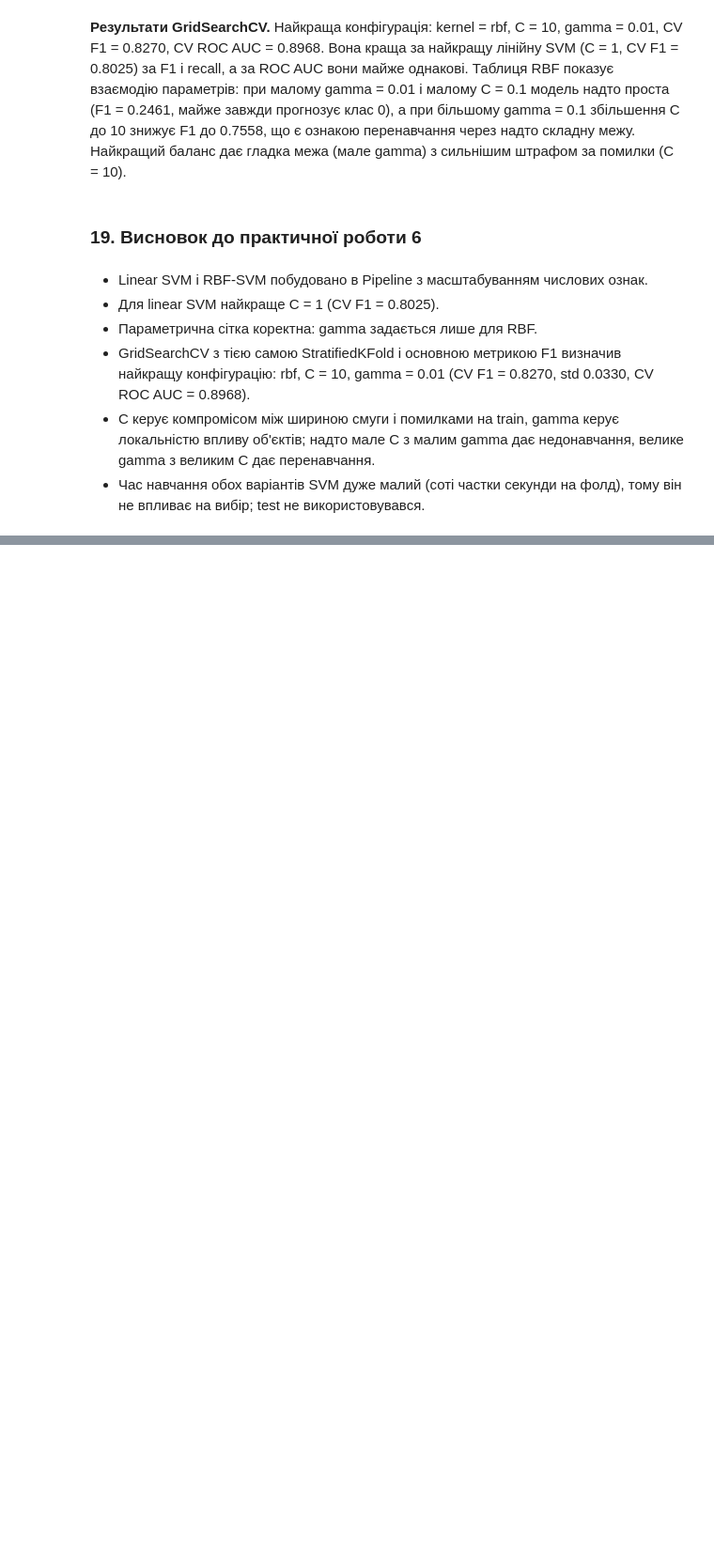
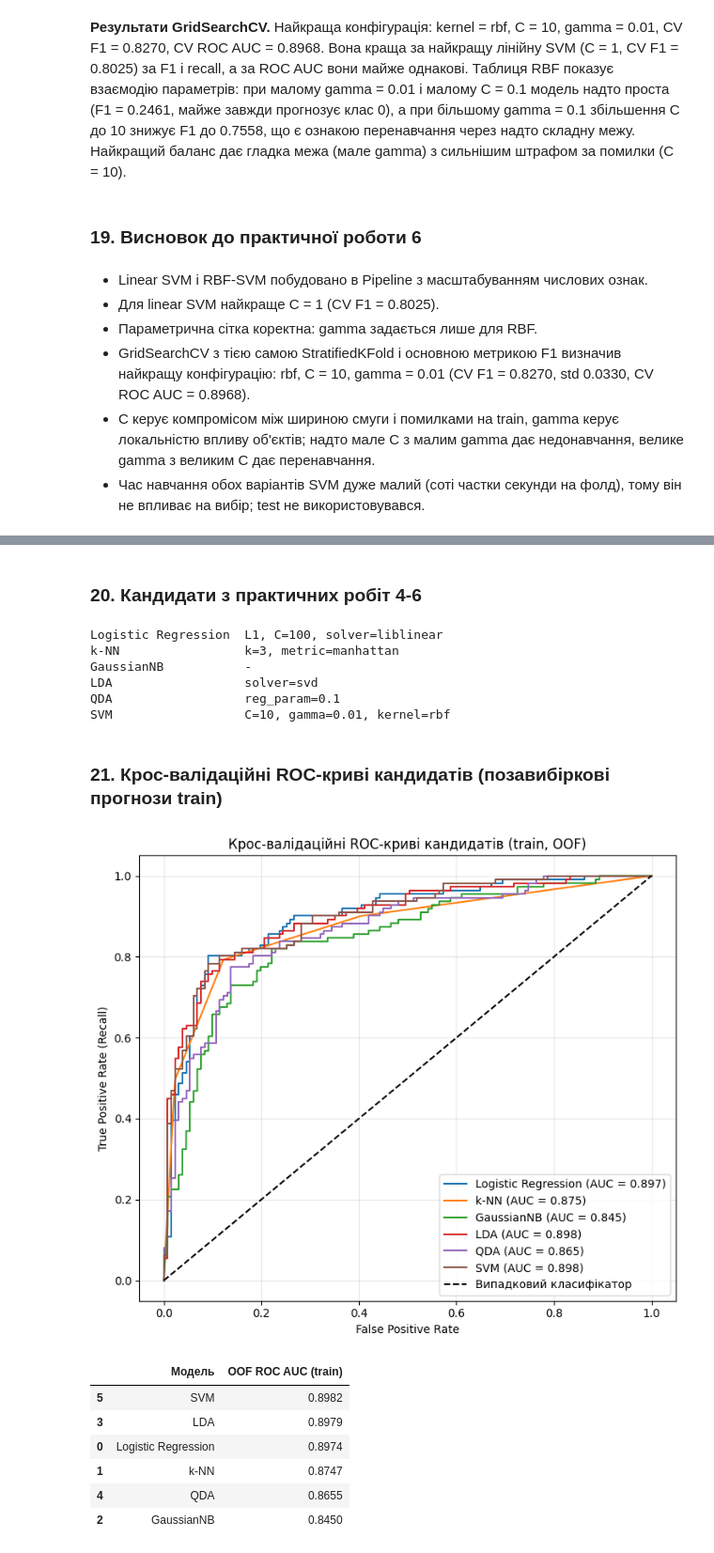
Before and after one commit to Konoplyai/pattern-recognition-practice, a Jupyter notebook: classification-mini-project/notebooks/PR04_Konoplia_I.ipynb, the cells around one changed output, grey strips where cells are left out. Shown at 94% size. Drawn from its saved outputs; the diff is of its cells as text; code cells hidden in the pictures; blank space fills up the shorter version.

```diff
--- a/classification-mini-project/notebooks/PR04_Konoplia_I.ipynb
+++ b/classification-mini-project/notebooks/PR04_Konoplia_I.ipynb
@@ -941,0 +949,70 @@ gamma = 0.1 збільшення C до 10 знижує F1 до 0.7558, що є
+# %% [markdown]
+### 20. Кандидати з практичних робіт 4-6
+# %%
+candidates = {
+    "Logistic Regression": (
+        best_lr_pipeline,
+        f"{BEST_LR_REG.upper()}, C={BEST_LR_C}, solver=liblinear"
+    ),
+    "k-NN": (
+        best_knn_pipeline,
+        f"k={BEST_K}, metric={BEST_KNN_METRIC}"
+    ),
+    "GaussianNB": (make_pipeline(GaussianNB()), "-"),
+    "LDA": (make_pipeline(LinearDiscriminantAnalysis()), "solver=svd"),
+    "QDA": (
+        make_pipeline(QuadraticDiscriminantAnalysis(reg_param=BEST_QDA_REG)),
+        f"reg_param={BEST_QDA_REG}"
+    ),
+    "SVM": (
+        best_svm_pipeline,
+        ", ".join(f"{k}={v}" for k, v in BEST_SVM_PARAMS.items())
+    )
+}
+for name, (_, params) in candidates.items():
+    print(f"{name:20s} {params}")
+# %% [output]
+Logistic Regression  L1, C=100, solver=liblinear
+k-NN                 k=3, metric=manhattan
+GaussianNB           -
+LDA                  solver=svd
+QDA                  reg_param=0.1
+SVM                  C=10, gamma=0.01, kernel=rbf
+# %% [markdown]
+### 21. Крос-валідаційні ROC-криві кандидатів (позавибіркові прогнози train)
+# %%
+oof_scores = {}
+oof_preds = {}
+with warnings.catch_warnings():
+    warnings.simplefilter("ignore")
+    for name, (pipe, _) in candidates.items():
+        method = "decision_function" if name == "SVM" else "predict_proba"
+        scores = cross_val_predict(pipe, X_train, y_train, cv=cv, method=method)
+        oof_scores[name] = scores if method == "decision_function" else scores[:, 1]
+        oof_preds[name] = cross_val_predict(pipe, X_train, y_train, cv=cv)
+
+fig, ax = plt.subplots(figsize=(7.5, 6.5))
+roc_rows = []
+for name, scores in oof_scores.items():
+    fpr, tpr, _ = roc_curve(y_train, scores, pos_label=POSITIVE_CLASS)
+    auc = roc_auc_score(y_train, scores)
+    roc_rows.append({"Модель": name, "OOF ROC AUC (train)": auc})
+    ax.plot(fpr, tpr, label=f"{name} (AUC = {auc:.3f})")
+ax.plot([0, 1], [0, 1], "k--", label="Випадковий класифікатор")
+ax.set_xlabel("False Positive Rate")
+ax.set_ylabel("True Positive Rate (Recall)")
+ax.set_title("Крос-валідаційні ROC-криві кандидатів (train, OOF)")
+ax.legend(loc="lower right")
+ax.grid(alpha=0.3)
+plt.tight_layout()
+plt.show()
+display(pd.DataFrame(roc_rows).sort_values("OOF ROC AUC (train)", ascending=False).round(4))
+# %% [output]
+[figure, added]
+|  | Модель | OOF ROC AUC (train) |
+| 5 | SVM | 0.8982 |
+| 3 | LDA | 0.8979 |
+| 0 | Logistic Regression | 0.8974 |
+| 1 | k-NN | 0.8747 |
+| 4 | QDA | 0.8655 |
+| 2 | GaussianNB | 0.8450 |
```
Also changed, not shown: parts of 27 cells of this notebook.
